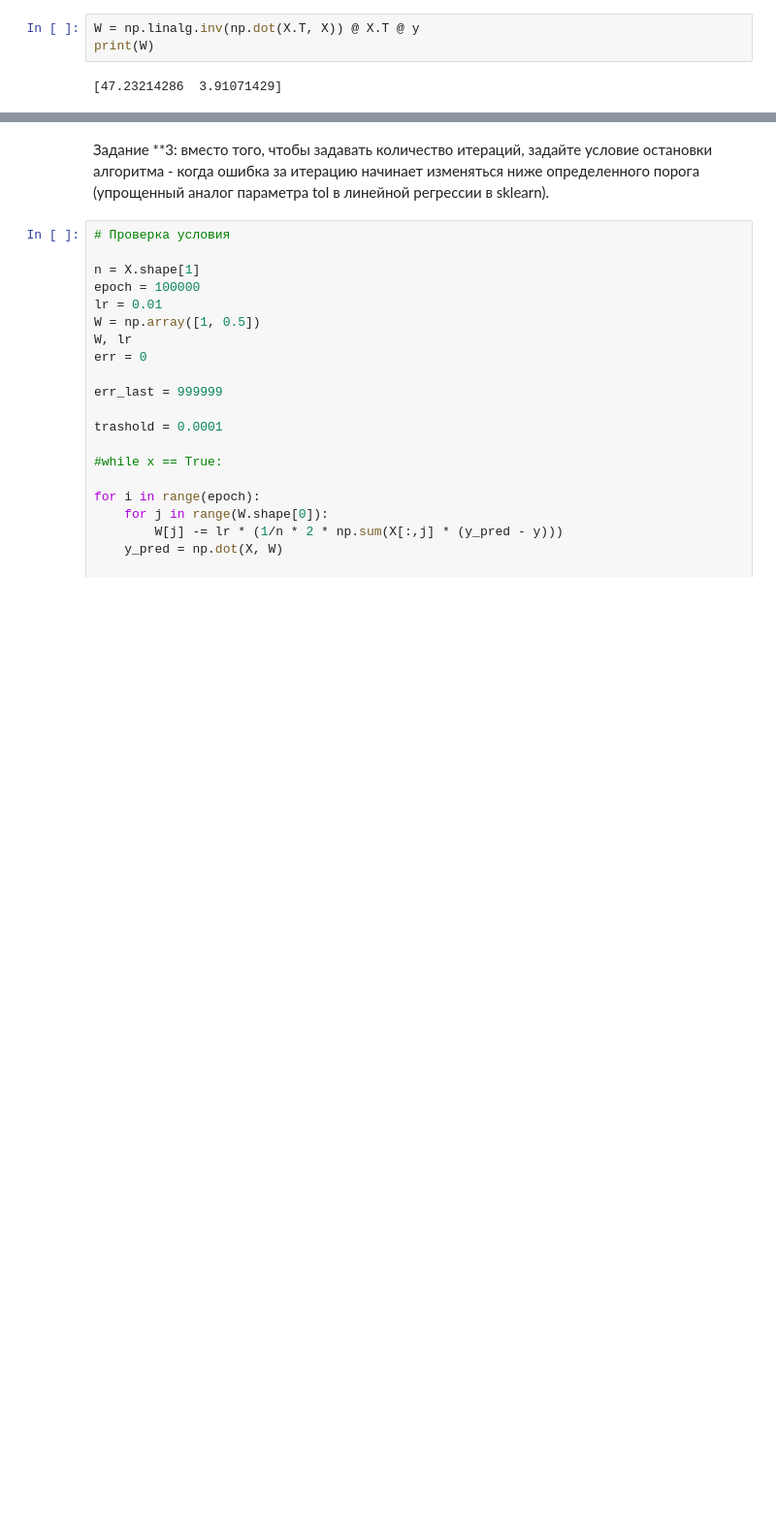
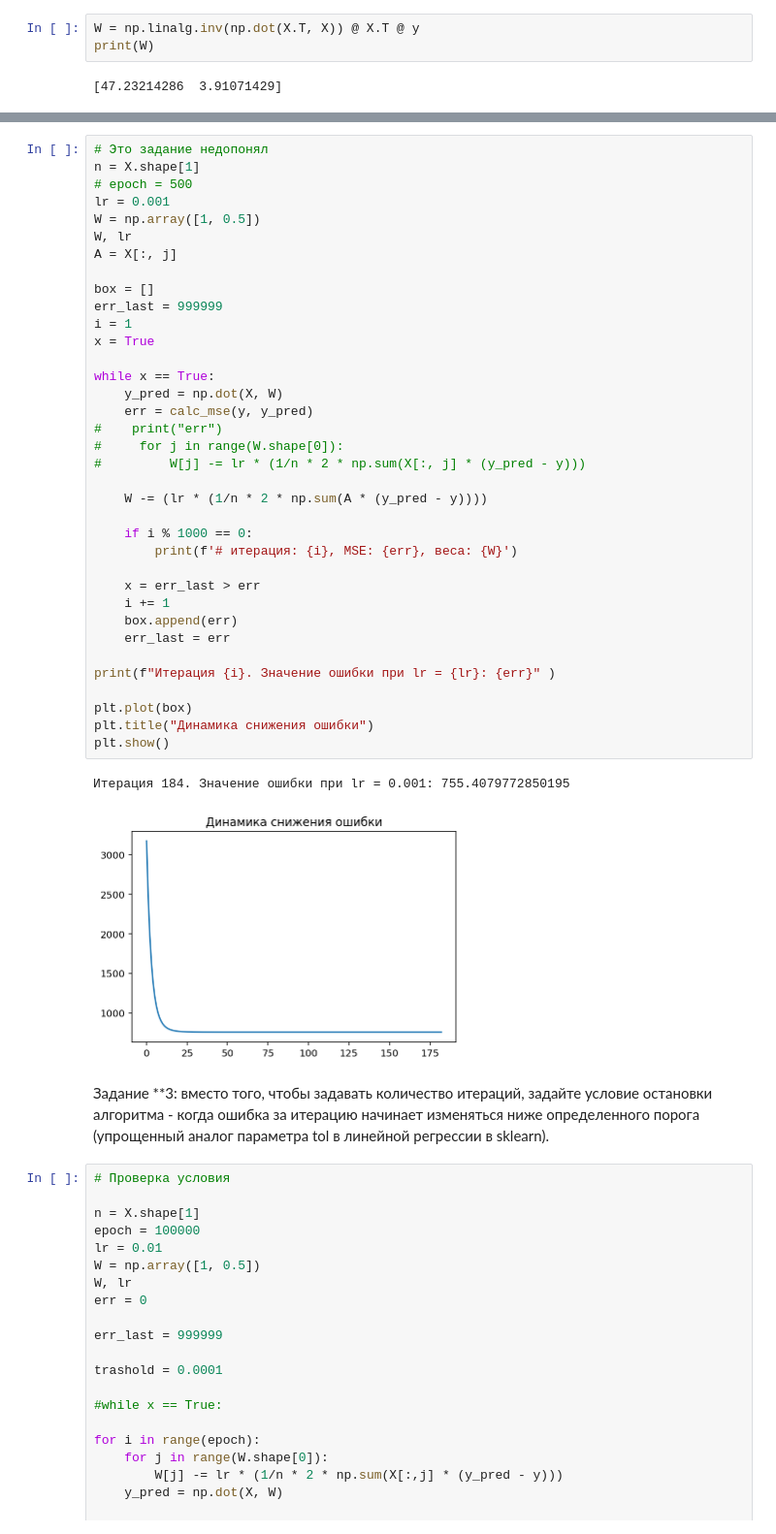
Before and after one commit to daniilstv/DS_algorithms, a Jupyter notebook: Lesson1-HomeWork.ipynb, the cells around one changed output, grey strips where cells are left out. Shown at 97% size. Cells and saved outputs as stored; diff of their text form; blank space fills up the shorter version.

```diff
--- a/Lesson1-HomeWork.ipynb
+++ b/Lesson1-HomeWork.ipynb
@@ -376,3 +375,42 @@ for i in range(epoch):
+# %%
+# Это задание недопонял
+n = X.shape[1]
+# epoch = 500
+lr = 0.001
+W = np.array([1, 0.5])
+W, lr
+A = X[:, j]
+
+box = []
+err_last = 999999
+i = 1
+x = True
+
+while x == True:
+    y_pred = np.dot(X, W)
+    err = calc_mse(y, y_pred)
+#    print("err")
+#     for j in range(W.shape[0]):
+#         W[j] -= lr * (1/n * 2 * np.sum(X[:, j] * (y_pred - y)))
+
+    W -= (lr * (1/n * 2 * np.sum(A * (y_pred - y))))
+
+    if i % 1000 == 0:
+        print(f'# итерация: {i}, MSE: {err}, веса: {W}')
+
+    x = err_last > err
+    i += 1
+    box.append(err)
+    err_last = err
+
+print(f"Итерация {i}. Значение ошибки при lr = {lr}: {err}" )
+
+plt.plot(box)
+plt.title("Динамика снижения ошибки")
+plt.show()
+# %% [output]
+Итерация 184. Значение ошибки при lr = 0.001: 755.4079772850195
+[figure, added]
 # %% [markdown]
 Задание **3: вместо того, чтобы задавать количество итераций, задайте условие остановки алгоритма - когда ошибка за итерацию
 начинает изменяться ниже определенного порога (упрощенный аналог параметра tol в линейной регрессии в sklearn).
```
Also changed, not shown: parts of 5 cells of this notebook.
